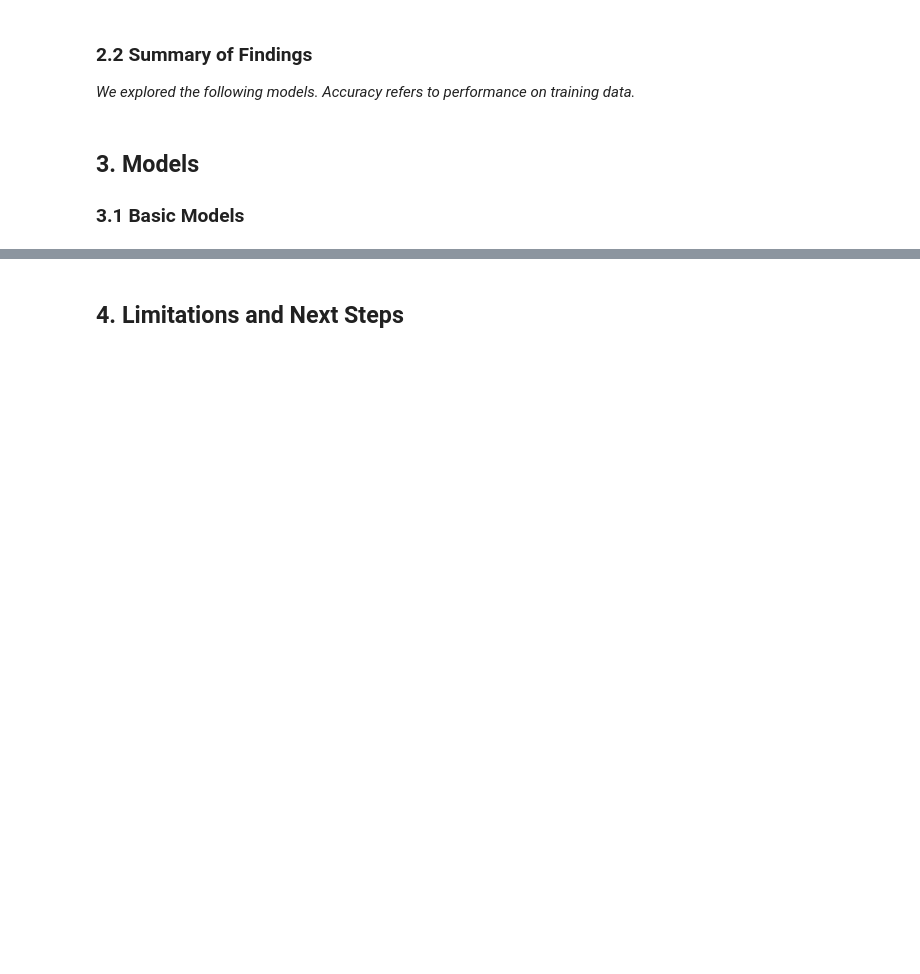
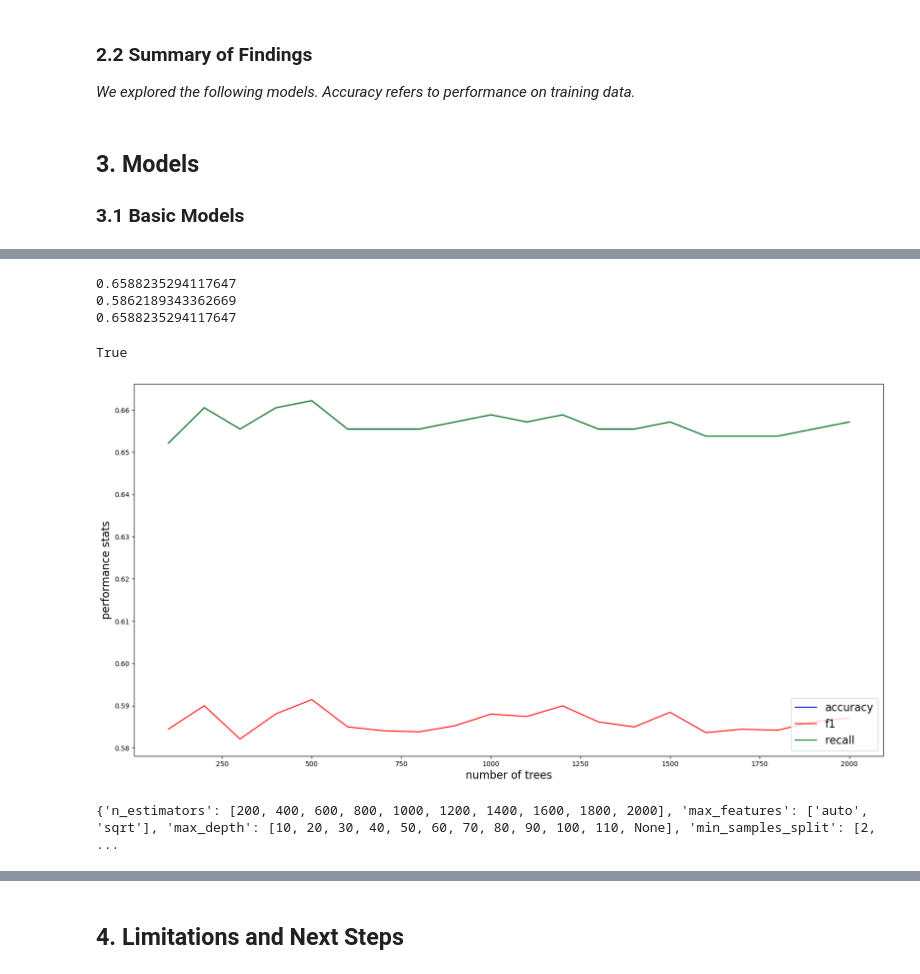
Before and after one commit to andrewjtdunn/Costa-Rican-Household-Poverty-Level-Prediction, a Jupyter notebook: Random_Forest.ipynb, the cells around one changed output, grey strips where cells are left out. Drawn from its saved outputs; the diff is of its cells as text; code cells hidden in the pictures; blank space fills up the shorter version.

```diff
--- a/Random_Forest.ipynb
+++ b/Random_Forest.ipynb
@@ -91,3 +91,78 @@ array([0.01631159, 0.00455889, 0.01699963, 0.01459338, 0.00864973,
 # Iterate over:
     # number of trees: n_estimators
     #max_depth
+# %%
+# test number of trees in forest
+#num_trees = [100, 200, 300, 400, 500, 1000, 1500, 2000]
+num_trees = [i for i in range(100, 2100, 100)]
+accuracy_lst = []
+f1_lst = []
+recall_lst = []
+
+for i in num_trees:
+    clf = RandomForestClassifier(n_estimators = i,
+                                random_state = SEED)
+    clf.fit(X, y)
+    y_pred = clf.predict(X_valid)
+    # print('number of trees =', i)
+    # evaluate_classification(y_pred, y_valid)
+    accuracy = accuracy_score(y_valid, y_pred)
+    f1 = f1_score(y_valid, y_pred, average="weighted")
+    recall = recall_score(y_valid, y_pred, average="weighted")
+
+    accuracy_lst.append(accuracy)
+    f1_lst.append(f1)
+    recall_lst.append(recall)
+# %%
+print(accuracy_score(y_valid, y_pred))
+print(f1_score(y_valid, y_pred, average="weighted"))
+print(recall_score(y_valid, y_pred, average="weighted"))
+# %% [output]
+0.6588235294117647
+0.5862189343362669
+0.6588235294117647
+# %%
+accuracy_lst == recall_lst
+# %% [output]
+True
+# %%
+# plot the stats
+fig, ax = plt.subplots(nrows=1, ncols=1, figsize=(20,10))
+
+plt.plot(num_trees, accuracy_lst, label = 'accuracy', color = 'blue')
+plt.plot(num_trees, f1_lst, label = 'f1', color = 'red')
+plt.plot(num_trees, recall_lst, label = 'recall', color = 'green')
+
+ax.legend(loc="lower right", fontsize=16)
+ax.set_xlabel("number of trees", fontsize=16)
+ax.set_ylabel("performance stats", fontsize=16)
+plt.show()
+# %% [output]
+[figure, added]
+# %%
+# Look via randomized search
+# Number of trees in random forest
+n_estimators = [int(x) for x in np.linspace(start = 200, stop = 2000, num = 10)]
+# Number of features to consider at every split
+max_features = ['auto', 'sqrt']
+# Maximum number of levels in tree
+max_depth = [int(x) for x in np.linspace(10, 110, num = 11)]
+max_depth.append(None)
+# Minimum number of samples required to split a node
+min_samples_split = [2, 5, 10]
+# Minimum number of samples required at each leaf node
+min_samples_leaf = [1, 2, 4]
+# Method of selecting samples for training each tree
+bootstrap = [True, False]
+
+# Create the random grid
+random_grid = {'n_estimators': n_estimators,
+               'max_features': max_features,
+               'max_depth': max_depth,
+               'min_samples_split': min_samples_split,
+               'min_samples_leaf': min_samples_leaf,
+               'bootstrap': bootstrap}
+
+print(random_grid)
+# %% [output]
+{'n_estimators': [200, 400, 600, 800, 1000, 1200, 1400, 1600, 1800, 2000], 'max_features': ['auto', 'sqrt'], 'max_depth': [10, 20, 30, 40, 50, 60, 70, 80, 90, 100, 110, None], 'min_samples_split': [2, ...
```
Also changed, not shown: parts of 8 cells of this notebook.
